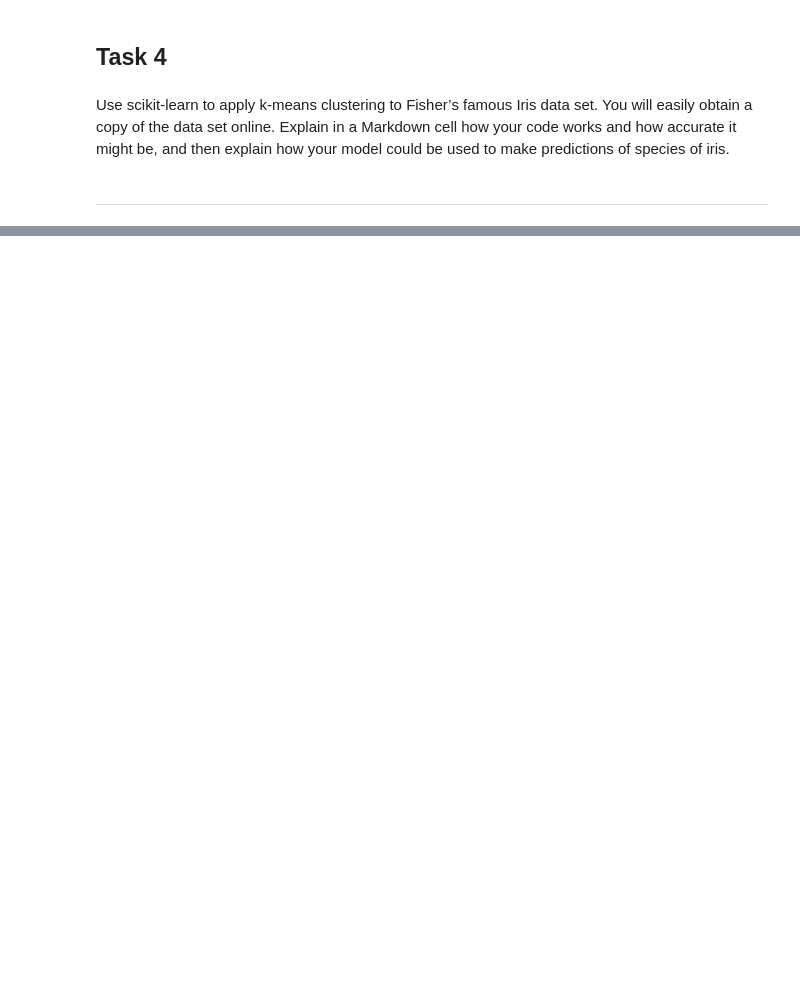
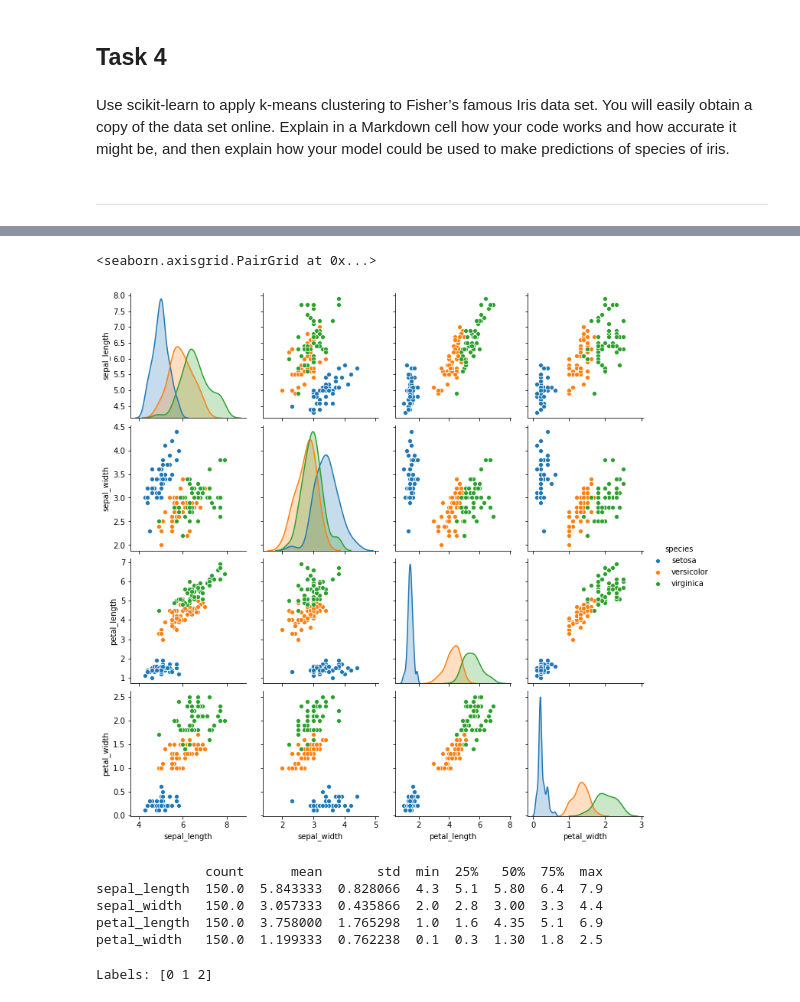
Before and after one commit to karolinaszafranbelzowska/Machine-Learning-and-Statistic---Tasks-assesments, a Jupyter notebook: tasks.ipynb, the cells around one changed output, grey strips where cells are left out. Saved outputs shown, nothing was run; the diff lists cells and outputs as text; code cells hidden in the pictures; blank space fills up the shorter version.

```diff
--- a/tasks.ipynb
+++ b/tasks.ipynb
@@ -355,0 +387,4 @@ be, and then explain how your model could be used to make predictions of species
+# %%
+# data broken down by species. Use seaborn to describe the data [22]
+iris = sns.load_dataset("iris")
+iris.groupby('species').describe().T
@@ -355,0 +409,16 @@ be, and then explain how your model could be used to make predictions of species
+# %%
+sns.pairplot(iris, hue="species")
+# %% [output]
+<seaborn.axisgrid.PairGrid at 0x...>
+[figure, added]
+# %%
+# Summary of data
+summary = iris.describe()
+summary = summary.transpose()
+print(summary.head())
+# %% [output]
+              count      mean       std  min  25%   50%  75%  max
+sepal_length  150.0  5.843333  0.828066  4.3  5.1  5.80  6.4  7.9
+sepal_width   150.0  3.057333  0.435866  2.0  2.8  3.00  3.3  4.4
+petal_length  150.0  3.758000  1.765298  1.0  1.6  4.35  5.1  6.9
+petal_width   150.0  1.199333  0.762238  0.1  0.3  1.30  1.8  2.5
@@ -355,0 +429,7 @@ be, and then explain how your model could be used to make predictions of species
+# %%
+# define target and predictors.
+X = iris.data[:,[0, 1]] # SepalLengthCm and SepalWidthCm
+y = iris.target
+print('Labels:', np.unique(y))
+# %% [output]
+Labels: [0 1 2]
```
Also changed, not shown: parts of 20 cells of this notebook.
